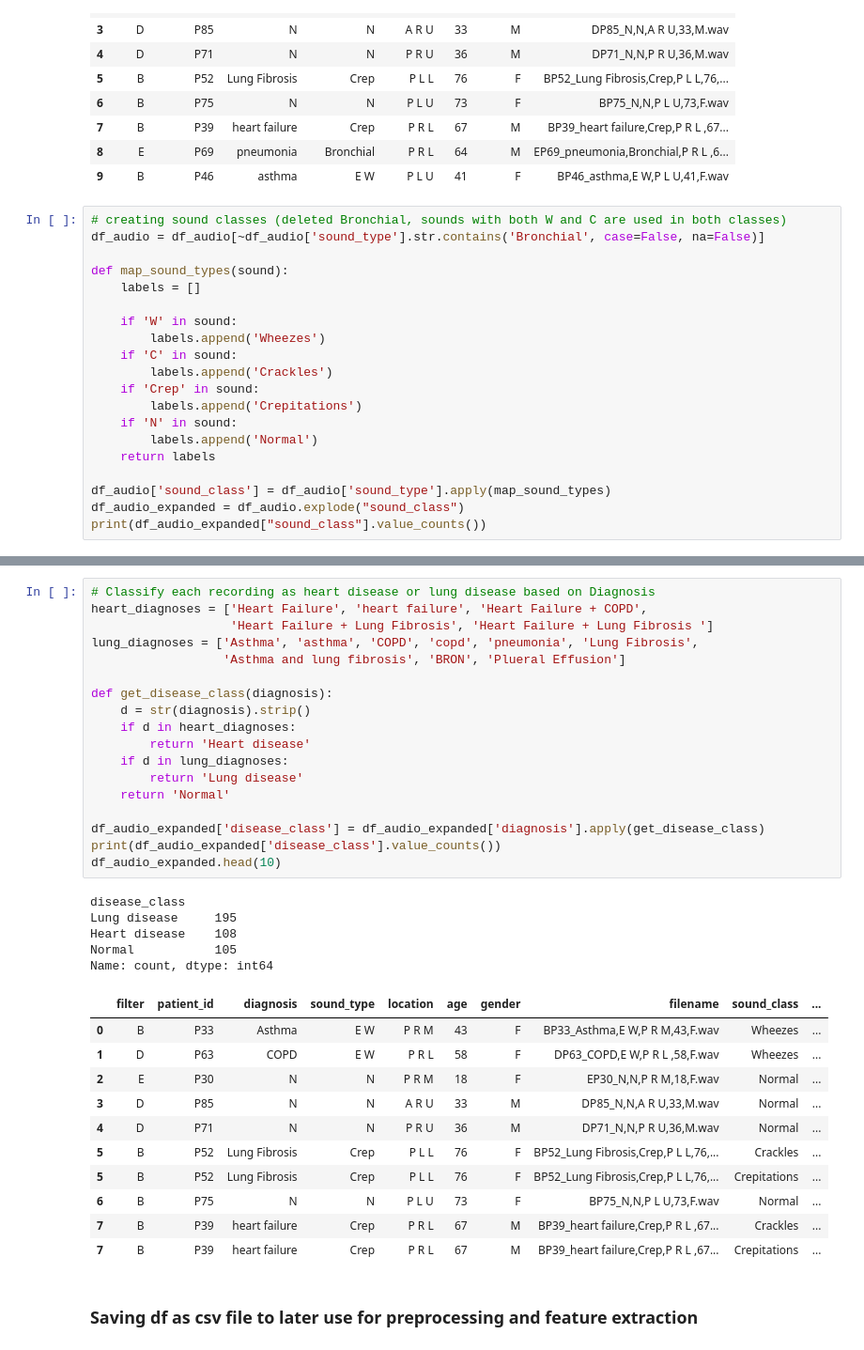
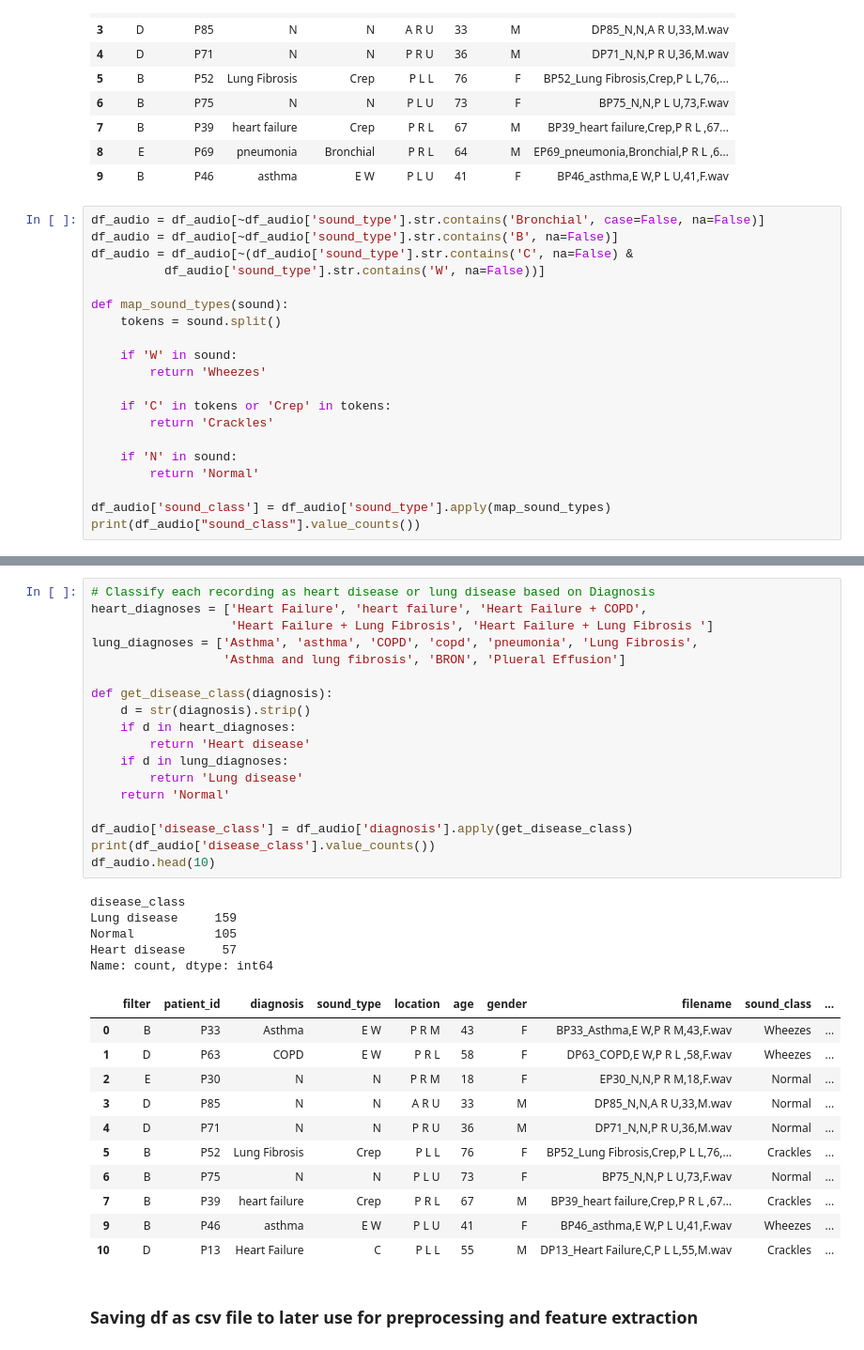
Before and after one commit to Isha1013/BME1580_Project, a Jupyter notebook: eda.ipynb, the cells around one changed output, grey strips where cells are left out. Shown at 94% size. Saved outputs shown, nothing was run; the diff lists cells and outputs as text.

```diff
--- a/eda.ipynb
+++ b/eda.ipynb
@@ -246,24 +255,24 @@ df_audio.head(10)
 | 8 | E | P69 | pneumonia | Bronchial | P R L | 64 | M | EP69_pneumonia,Bronchial,P R L ,6... |
 | 9 | B | P46 | asthma | E W | P L U | 41 | F | BP46_asthma,E W,P L U,41,F.wav |
 # %%
-# creating sound classes (deleted Bronchial, sounds with both W and C are used in both classes)
 df_audio = df_audio[~df_audio['sound_type'].str.contains('Bronchial', case=False, na=False)]
+df_audio = df_audio[~df_audio['sound_type'].str.contains('B', na=False)]
+df_audio = df_audio[~(df_audio['sound_type'].str.contains('C', na=False) &
+          df_audio['sound_type'].str.contains('W', na=False))]
 
 def map_sound_types(sound):
-    labels = []
+    tokens = sound.split()
 
     if 'W' in sound:
-        labels.append('Wheezes')
-    if 'C' in sound:
-        labels.append('Crackles')
-    if 'Crep' in sound:
-        labels.append('Crepitations')
+        return 'Wheezes'
+
+    if 'C' in tokens or 'Crep' in tokens:
+        return 'Crackles'
+
     if 'N' in sound:
-        labels.append('Normal')
-    return labels
+        return 'Normal'
 
 df_audio['sound_class'] = df_audio['sound_type'].apply(map_sound_types)
-df_audio_expanded = df_audio.explode("sound_class")
-print(df_audio_expanded["sound_class"].value_counts())
+print(df_audio["sound_class"].value_counts())
 # %% [output]
 sound_class
@@ -275,38 +283,38 @@ Name: count, dtype: int64
 # %%
 # Classify each recording as heart disease or lung disease based on Diagnosis
 heart_diagnoses = ['Heart Failure', 'heart failure', 'Heart Failure + COPD',
                    'Heart Failure + Lung Fibrosis', 'Heart Failure + Lung Fibrosis ']
 lung_diagnoses = ['Asthma', 'asthma', 'COPD', 'copd', 'pneumonia', 'Lung Fibrosis',
                   'Asthma and lung fibrosis', 'BRON', 'Plueral Effusion']
 
 def get_disease_class(diagnosis):
     d = str(diagnosis).strip()
     if d in heart_diagnoses:
         return 'Heart disease'
     if d in lung_diagnoses:
         return 'Lung disease'
     return 'Normal'
 
-df_audio_expanded['disease_class'] = df_audio_expanded['diagnosis'].apply(get_disease_class)
-print(df_audio_expanded['disease_class'].value_counts())
-df_audio_expanded.head(10)
+df_audio['disease_class'] = df_audio['diagnosis'].apply(get_disease_class)
+print(df_audio['disease_class'].value_counts())
+df_audio.head(10)
 # %% [output]
 disease_class
-Lung disease     195
-Heart disease    108
+Lung disease     159
 Normal           105
+Heart disease     57
 Name: count, dtype: int64
 |  | filter | patient_id | diagnosis | sound_type | location | age | gender | filename | sound_class | ... |
 | 0 | B | P33 | Asthma | E W | P R M | 43 | F | BP33_Asthma,E W,P R M,43,F.wav | Wheezes | ... |
 | 1 | D | P63 | COPD | E W | P R L | 58 | F | DP63_COPD,E W,P R L ,58,F.wav | Wheezes | ... |
 | 2 | E | P30 | N | N | P R M | 18 | F | EP30_N,N,P R M,18,F.wav | Normal | ... |
 | 3 | D | P85 | N | N | A R U | 33 | M | DP85_N,N,A R U,33,M.wav | Normal | ... |
 | 4 | D | P71 | N | N | P R U | 36 | M | DP71_N,N,P R U,36,M.wav | Normal | ... |
 | 5 | B | P52 | Lung Fibrosis | Crep | P L L | 76 | F | BP52_Lung Fibrosis,Crep,P L L,76,... | Crackles | ... |
-| 5 | B | P52 | Lung Fibrosis | Crep | P L L | 76 | F | BP52_Lung Fibrosis,Crep,P L L,76,... | Crepitations | ... |
 | 6 | B | P75 | N | N | P L U | 73 | F | BP75_N,N,P L U,73,F.wav | Normal | ... |
 | 7 | B | P39 | heart failure | Crep | P R L | 67 | M | BP39_heart failure,Crep,P R L ,67... | Crackles | ... |
-| 7 | B | P39 | heart failure | Crep | P R L | 67 | M | BP39_heart failure,Crep,P R L ,67... | Crepitations | ... |
+| 9 | B | P46 | asthma | E W | P L U | 41 | F | BP46_asthma,E W,P L U,41,F.wav | Wheezes | ... |
+| 10 | D | P13 | Heart Failure | C | P L L | 55 | M | DP13_Heart Failure,C,P L L,55,M.wav | Crackles | ... |
 # %% [markdown]
 ### Saving df as csv file to later use for preprocessing and feature extraction
 # %%
```
Also changed, not shown: parts of 12 cells of this notebook.
